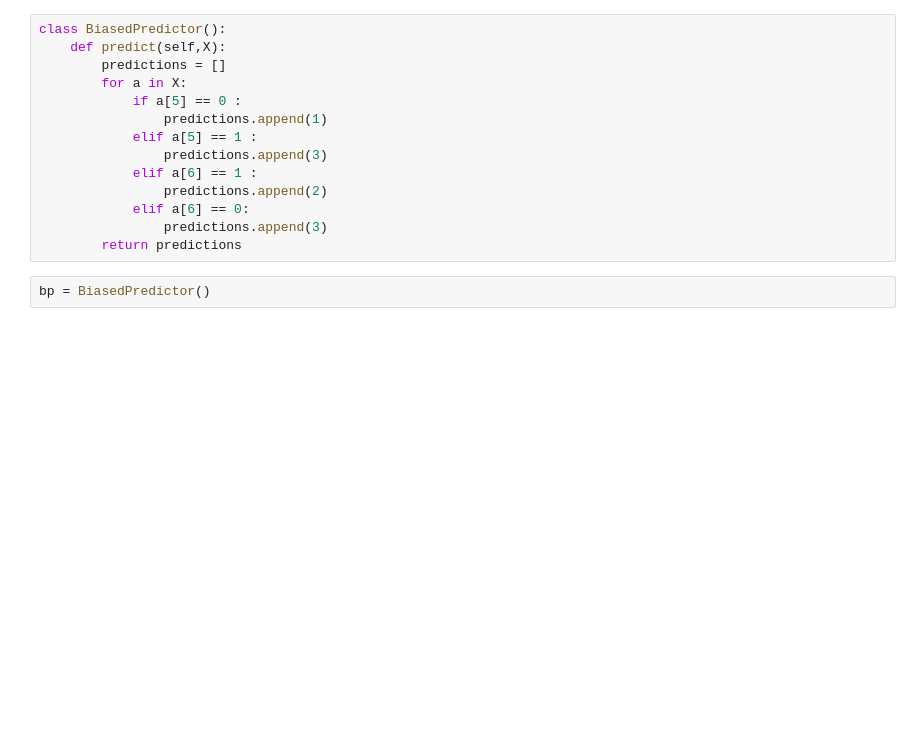
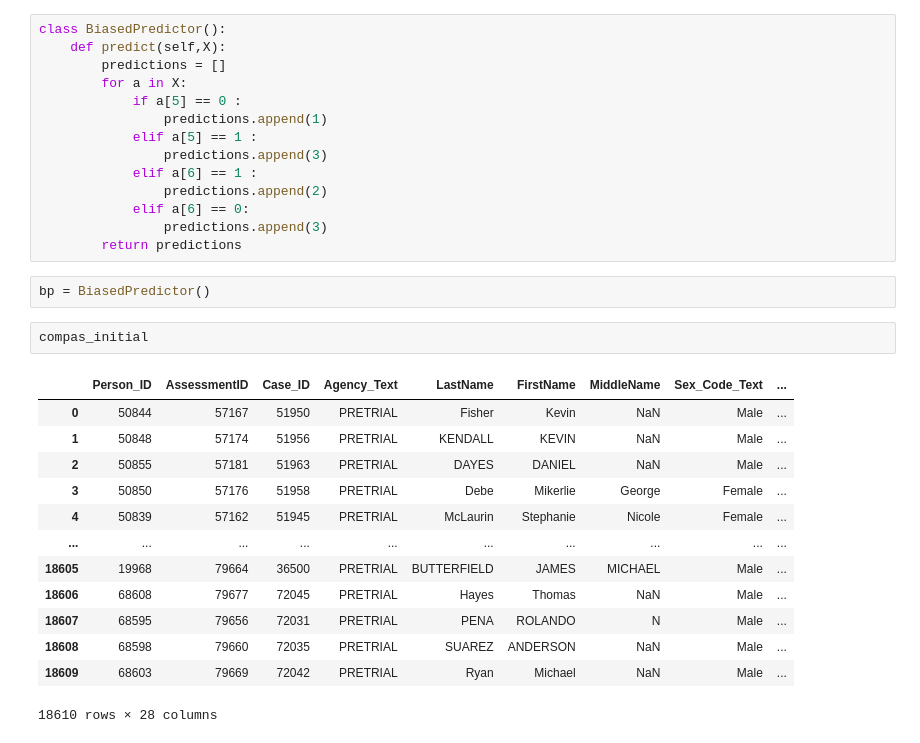
Before and after one commit to jsaray/kafkanator, a Jupyter notebook: notebooks/Counterfactual Visualization.ipynb, the cells around one changed output. Saved outputs shown, nothing was run; the diff lists cells and outputs as text; blank space fills up the shorter version.

Commit message:
last version

```diff
--- a/notebooks/Counterfactual Visualization.ipynb
+++ b/notebooks/Counterfactual Visualization.ipynb
@@ -23,6 +23,22 @@ class BiasedPredictor():
         return predictions
 # %%
 bp = BiasedPredictor()
+# %%
+compas_initial
+# %% [output]
+|  | Person_ID | AssessmentID | Case_ID | Agency_Text | LastName | FirstName | MiddleName | Sex_Code_Text | ... |
+| 0 | 50844 | 57167 | 51950 | PRETRIAL | Fisher | Kevin | NaN | Male | ... |
+| 1 | 50848 | 57174 | 51956 | PRETRIAL | KENDALL | KEVIN | NaN | Male | ... |
+| 2 | 50855 | 57181 | 51963 | PRETRIAL | DAYES | DANIEL | NaN | Male | ... |
+| 3 | 50850 | 57176 | 51958 | PRETRIAL | Debe | Mikerlie | George | Female | ... |
+| 4 | 50839 | 57162 | 51945 | PRETRIAL | McLaurin | Stephanie | Nicole | Female | ... |
+| ... | ... | ... | ... | ... | ... | ... | ... | ... | ... |
+| 18605 | 19968 | 79664 | 36500 | PRETRIAL | BUTTERFIELD | JAMES | MICHAEL | Male | ... |
+| 18606 | 68608 | 79677 | 72045 | PRETRIAL | Hayes | Thomas | NaN | Male | ... |
+| 18607 | 68595 | 79656 | 72031 | PRETRIAL | PENA | ROLANDO | N | Male | ... |
+| 18608 | 68598 | 79660 | 72035 | PRETRIAL | SUAREZ | ANDERSON | NaN | Male | ... |
+| 18609 | 68603 | 79669 | 72042 | PRETRIAL | Ryan | Michael | NaN | Male | ... |
+18610 rows × 28 columns
 # %%
 cf_preprocessor = ConterfactualFairnessPreprocessor()
 appli = individual_fairness_dataviz(compas_initial.iloc[0:500,:] , compas_initial["ScoreText"].iloc[0:500] , CounterfactualGapPlot() ,cf_preprocessor,if_metric=counterfactual_token_fairness_gap,predictor=bp,sensitive_columns=['C_Ethnic_Code_Text','C_Sex_Code_Text'] )
```
Also changed, not shown: parts of 4 cells of this notebook.
